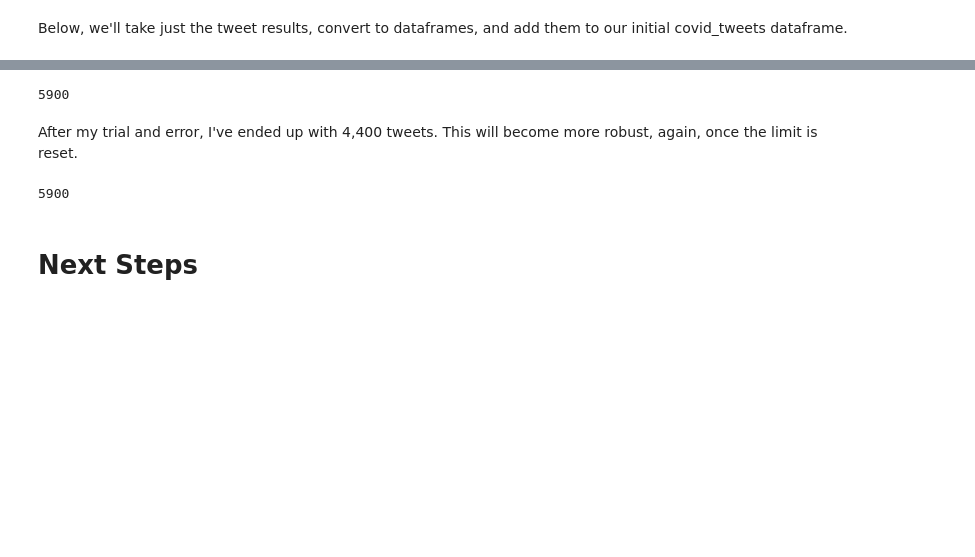
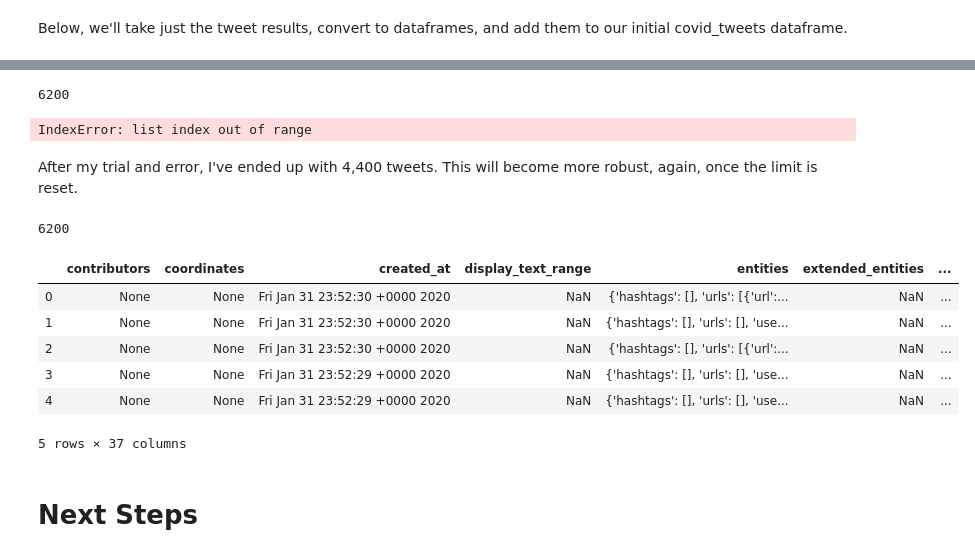
Before and after one commit to akelly66/COVID-Tweet-Sentiment, a Jupyter notebook: tweet-scraping/COVID-tweets-true.ipynb, the cells around one changed output, grey strips where cells are left out. Drawn from its saved outputs; the diff is of its cells as text; code cells hidden in the pictures; blank space fills up the shorter version.

```diff
--- a/tweet-scraping/COVID-tweets-true.ipynb
+++ b/tweet-scraping/COVID-tweets-true.ipynb
@@ -143,6 +143,7 @@ Now that we have the helper function, we'll identify the next token from the ini
 # Assigning next token to variable
 next_token = get_initial_next_token(endpoint, headers, query=data)
 
+next_token = "eyJtYXhJZCI6MTIyNDEyMDIzMjIzMjQ4NDg2NH0="
 # Starting iteration at 0
 i = 0
 dfs = []
@@ -173,10 +166,12 @@ To retain the current behavior and silence the warning, pass 'sort=True'.
 # %%
 len(covid_tweets)
 # %% [output]
-5900
+6200
 # %%
 # Final token
 latest_token = dfs[-1]['next']
+# %% [output]
+IndexError: list index out of range
 # %%
 # Getting the rest of the tweets after the error above
 next_token = latest_token
@@ -191,5 +186,15 @@ After my trial and error, I've ended up with 4,400 tweets. This will become more
 # %%
 len(covid_tweets)
 # %% [output]
-5900
+6200
+# %%
+covid_tweets.head()
+# %% [output]
+|  | contributors | coordinates | created_at | display_text_range | entities | extended_entities | ... |
+| 0 | None | None | Fri Jan 31 23:52:30 +0000 2020 | NaN | {'hashtags': [], 'urls': [{'url':... | NaN | ... |
+| 1 | None | None | Fri Jan 31 23:52:30 +0000 2020 | NaN | {'hashtags': [], 'urls': [], 'use... | NaN | ... |
+| 2 | None | None | Fri Jan 31 23:52:30 +0000 2020 | NaN | {'hashtags': [], 'urls': [{'url':... | NaN | ... |
+| 3 | None | None | Fri Jan 31 23:52:29 +0000 2020 | NaN | {'hashtags': [], 'urls': [], 'use... | NaN | ... |
+| 4 | None | None | Fri Jan 31 23:52:29 +0000 2020 | NaN | {'hashtags': [], 'urls': [], 'use... | NaN | ... |
+5 rows × 37 columns
 # %%
```
Also changed, not shown: parts of 2 cells of this notebook, 8 other files.
